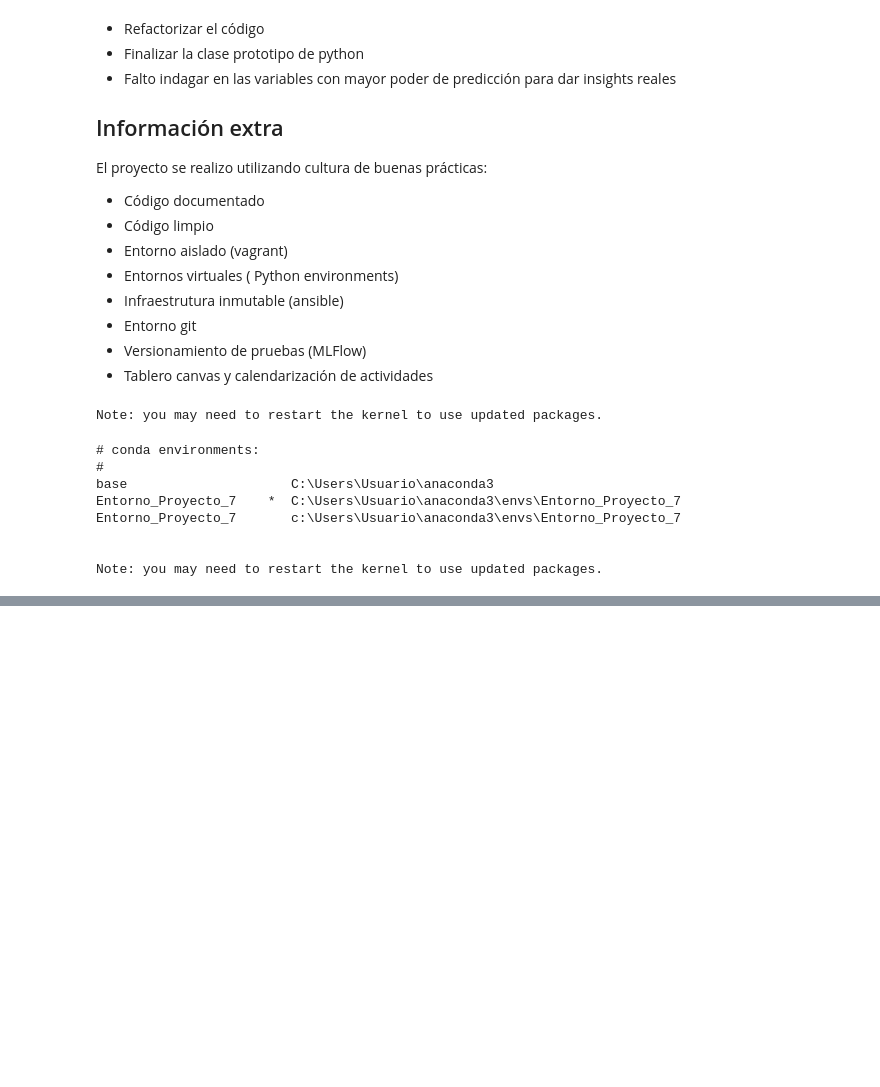
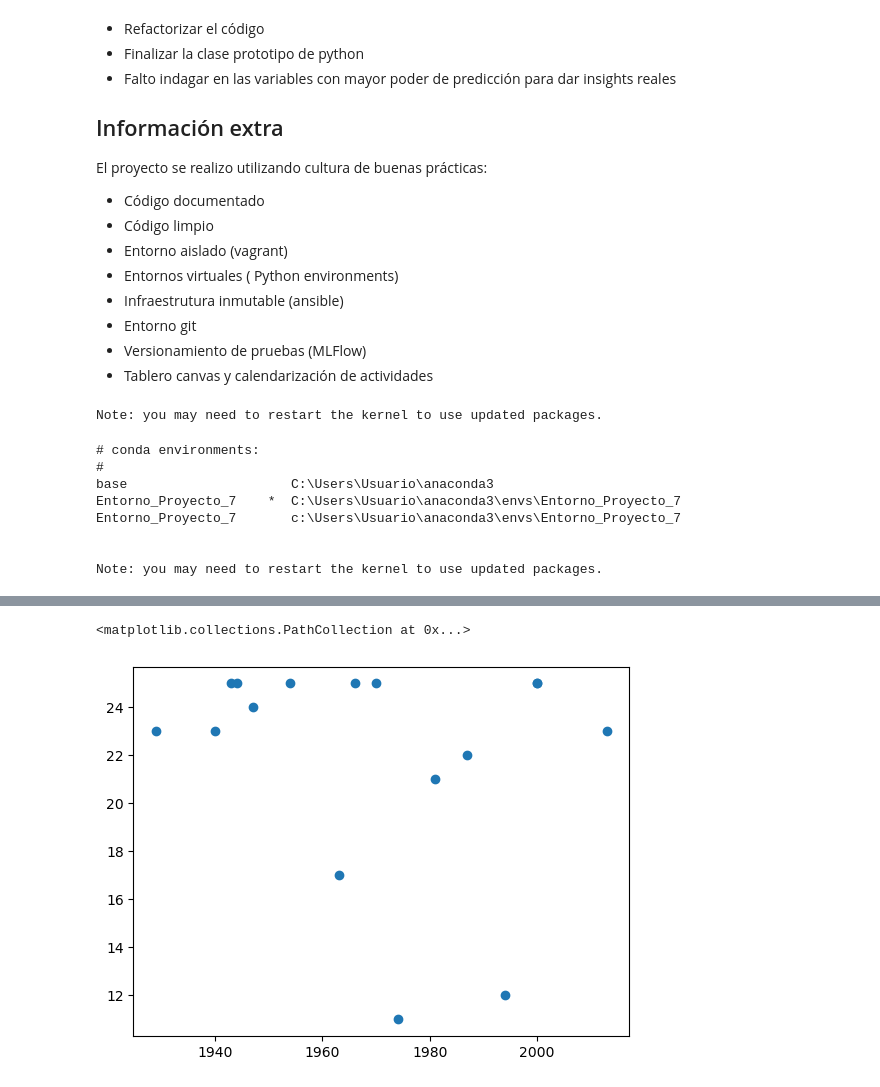
Before and after one commit to E-Freu-DataSc/Proyectos-Pregrado, a Jupyter notebook: Jupyter Notebooks/Visualizar_mapa.ipynb, the cells around one changed output, grey strips where cells are left out. Saved outputs shown, nothing was run; the diff lists cells and outputs as text; code cells hidden in the pictures; blank space fills up the shorter version.

```diff
--- a/Jupyter Notebooks/Visualizar_mapa.ipynb
+++ b/Jupyter Notebooks/Visualizar_mapa.ipynb
@@ -135,0 +110,6 @@ memory usage: 93.6+ KB
+# %%
+Oscar_con_coordenadas2 = Oscar_con_coordenadas.query("Age <= 25")
+plt.scatter(Oscar_con_coordenadas2["year_of_award_gold"], Oscar_con_coordenadas2["Age"])
+# %% [output]
+<matplotlib.collections.PathCollection at 0x...>
+[figure, added]
```
Also changed, not shown: parts of 23 cells of this notebook.
